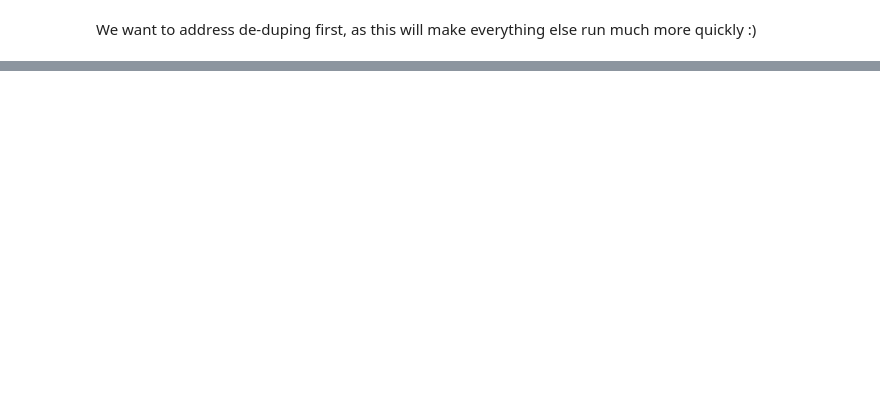
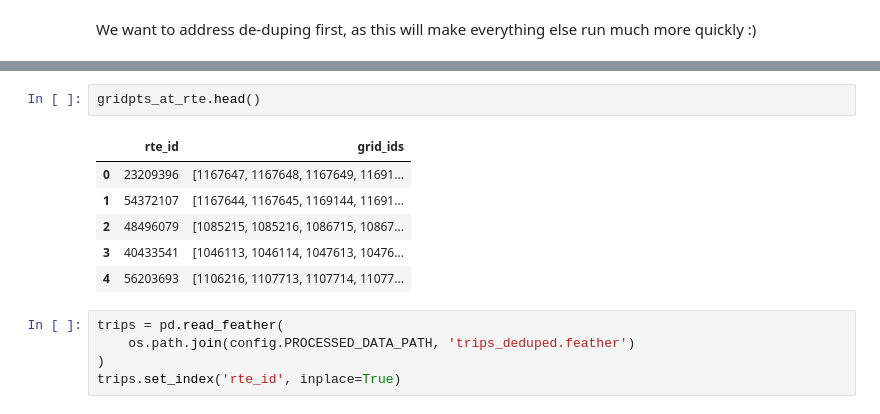
Before and after one commit to EHopper/EasyRider, a Jupyter notebook: 02-Clean-Up-With-Clustering.ipynb, the cells around one changed output, grey strips where cells are left out. Drawn from its saved outputs; the diff is of its cells as text; blank space fills up the shorter version.

```diff
--- a/02-Clean-Up-With-Clustering.ipynb
+++ b/02-Clean-Up-With-Clustering.ipynb
@@ -158,0 +316,14 @@ road_backbone.save_gridpts(grid_pts, grid_dict, grid_fname, rtes_at_grid_fname)
+# %%
+gridpts_at_rte.head()
+# %% [output]
+|  | rte_id | grid_ids |
+| 0 | 23209396 | [1167647, 1167648, 1167649, 11691... |
+| 1 | 54372107 | [1167644, 1167645, 1169144, 11691... |
+| 2 | 48496079 | [1085215, 1085216, 1086715, 10867... |
+| 3 | 40433541 | [1046113, 1046114, 1047613, 10476... |
+| 4 | 56203693 | [1106216, 1107713, 1107714, 11077... |
+# %%
+trips = pd.read_feather(
+    os.path.join(config.PROCESSED_DATA_PATH, 'trips_deduped.feather')
+)
+trips.set_index('rte_id', inplace=True)
```
Also changed, not shown: parts of 27 cells of this notebook, 17 other files.
